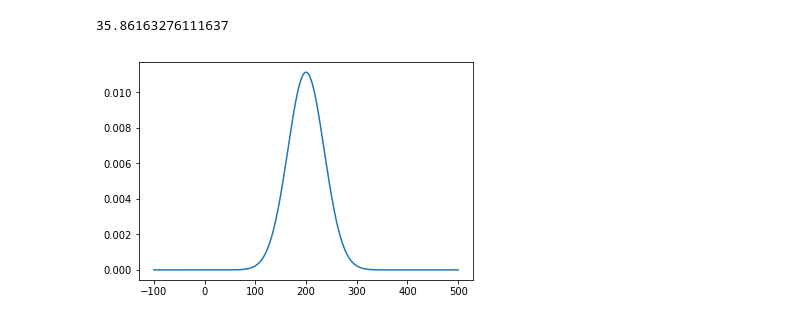
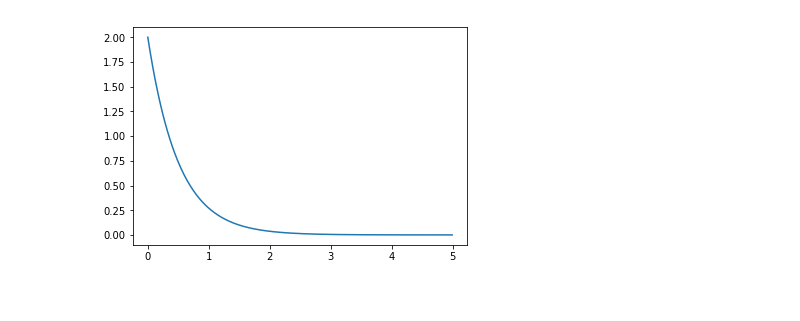
Before and after one commit to ryuichiueda/LNPR_BOOK_CODES, a Jupyter notebook: section_inference/gauss_gamma1.ipynb, the cells around one changed output. Drawn from its saved outputs; the diff is of its cells as text; code cells hidden in the pictures.

```diff
--- a/section_inference/gauss_gamma1.ipynb
+++ b/section_inference/gauss_gamma1.ipynb
@@ -3,15 +3,19 @@ import matplotlib.pyplot as plt
 import numpy as np
 from scipy.stats import gamma, norm
-# %%
-def gen_lambda_dist(a, b):
-    return gamma(a, scale=b)
-
-def gen_mu_dist(mu_0, beta, lmd):
-    return norm(loc=mu_0, scale=np.sqrt(1/lmd))
+# %%
+mu_0 = 200
+zeta_0 = 1
+alpha_0 = 1
+beta_0 = 2
 # %%
-lambda_dist = gen_lambda_dist(1.0, 0.001)
+def gen_lambda_dist(alpha, beta):
+    return gamma(alpha, scale=1/beta)
 
-xs = np.arange(0, 0.01, 0.00001)
-ys = [lambda_dist.pdf(x) for x in xs]
-plt.plot(xs, ys)
-plt.show()
+def gen_mu_dist(mu_mean, zeta, lmd):
+    return norm(loc=mu_mean, scale=np.sqrt(1/(zeta*lmd)))
+
+def draw(pdf, range_min, range_max, step):
+    xs = np.arange(range_min, range_max, step)
+    ys = [pdf.pdf(x) for x in xs]
+    plt.plot(xs, ys)
+    plt.show()
@@ -20,12 +22,5 @@ plt.show()
-# %%
-lmd = lambda_dist.rvs()
-mu_dist = gen_mu_dist(200, 1, lmd)
-print(np.sqrt(1/lmd))
-
-xs = np.arange(-100, 500, 0.1)
-ys = [ mu_dist.pdf(x) for x in xs]
-plt.plot(xs, ys)
-plt.show()
-# %% [output]
-35.86163276111637
-[figure, removed]
+# %%
+lambda_dist = gen_lambda_dist(alpha_0, beta_0) ###gaussgamma1lambda
+draw(lambda_dist, 0, 5, 0.01)
+# %% [output]
+[figure, added]
```
Also changed, not shown: parts of 8 cells of this notebook, 15 other files.
